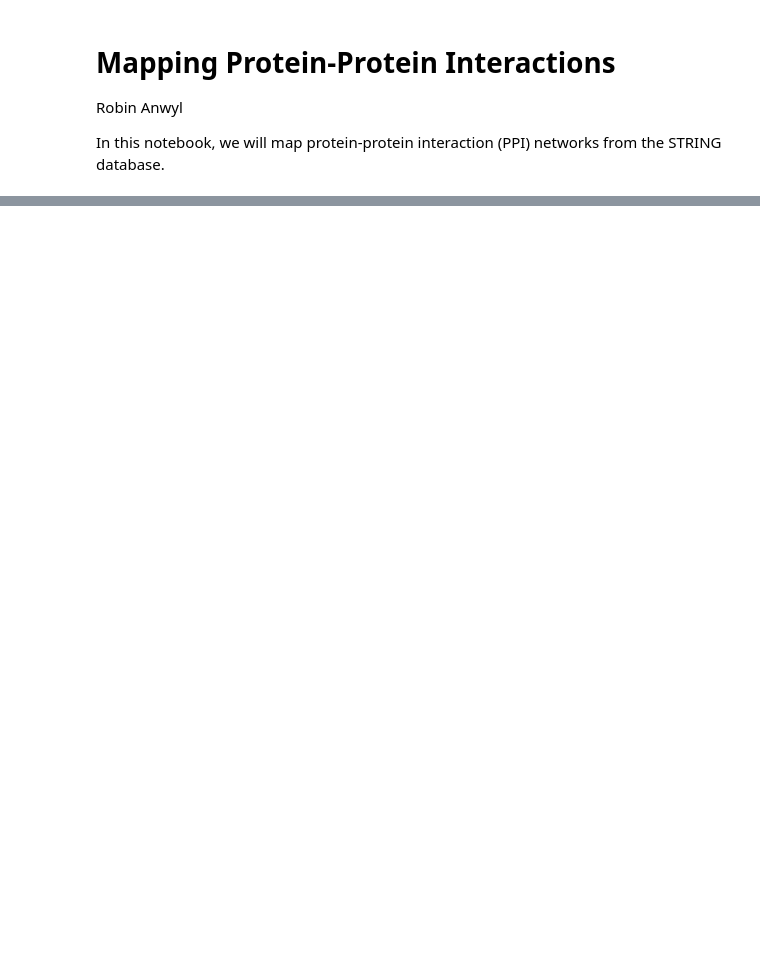
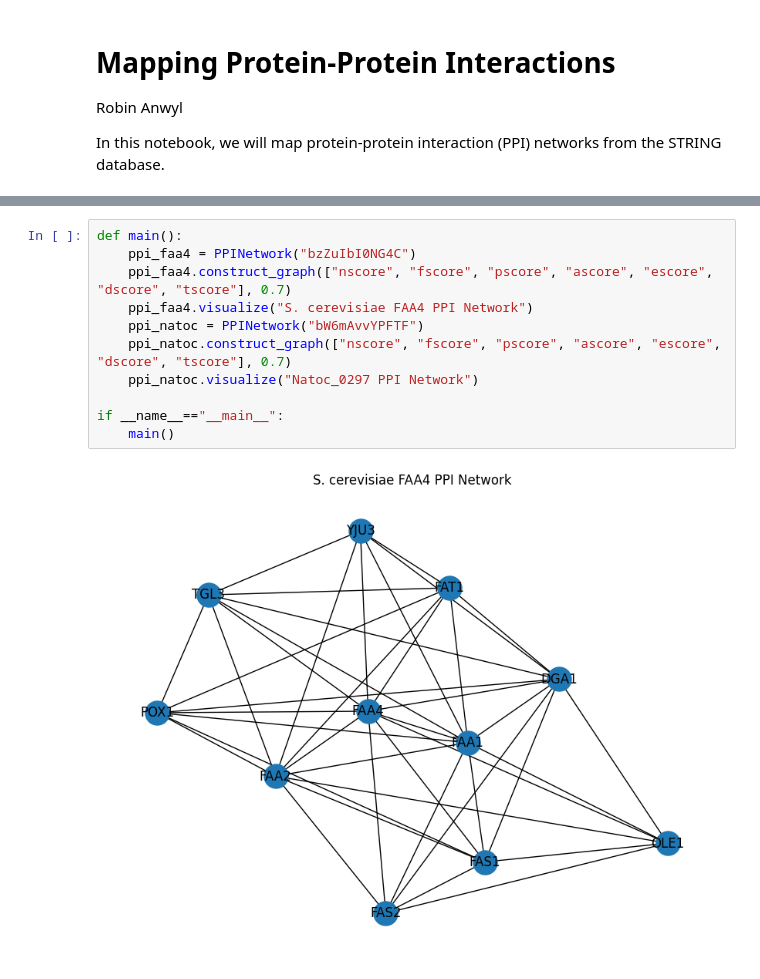
Before and after one commit to robinanwyl/string_ppi_networks, a Jupyter notebook: protein_protein_interactions.ipynb, the cells around one changed output, grey strips where cells are left out. Saved outputs shown, nothing was run; the diff lists cells and outputs as text; blank space fills up the shorter version.

```diff
--- a/protein_protein_interactions.ipynb
+++ b/protein_protein_interactions.ipynb
@@ -91,0 +78,13 @@ ppi3.map_network("Natoc_0297 PPI Network", "Set3")
+# %%
+def main():
+    ppi_faa4 = PPINetwork("bzZuIbI0NG4C")
+    ppi_faa4.construct_graph(["nscore", "fscore", "pscore", "ascore", "escore", "dscore", "tscore"], 0.7)
+    ppi_faa4.visualize("S. cerevisiae FAA4 PPI Network")
+    ppi_natoc = PPINetwork("bW6mAvvYPFTF")
+    ppi_natoc.construct_graph(["nscore", "fscore", "pscore", "ascore", "escore", "dscore", "tscore"], 0.7)
+    ppi_natoc.visualize("Natoc_0297 PPI Network")
+
+if __name__=="__main__":
+    main()
+# %% [output]
+[figure, added]
```
Also changed, not shown: parts of 9 cells of this notebook.
